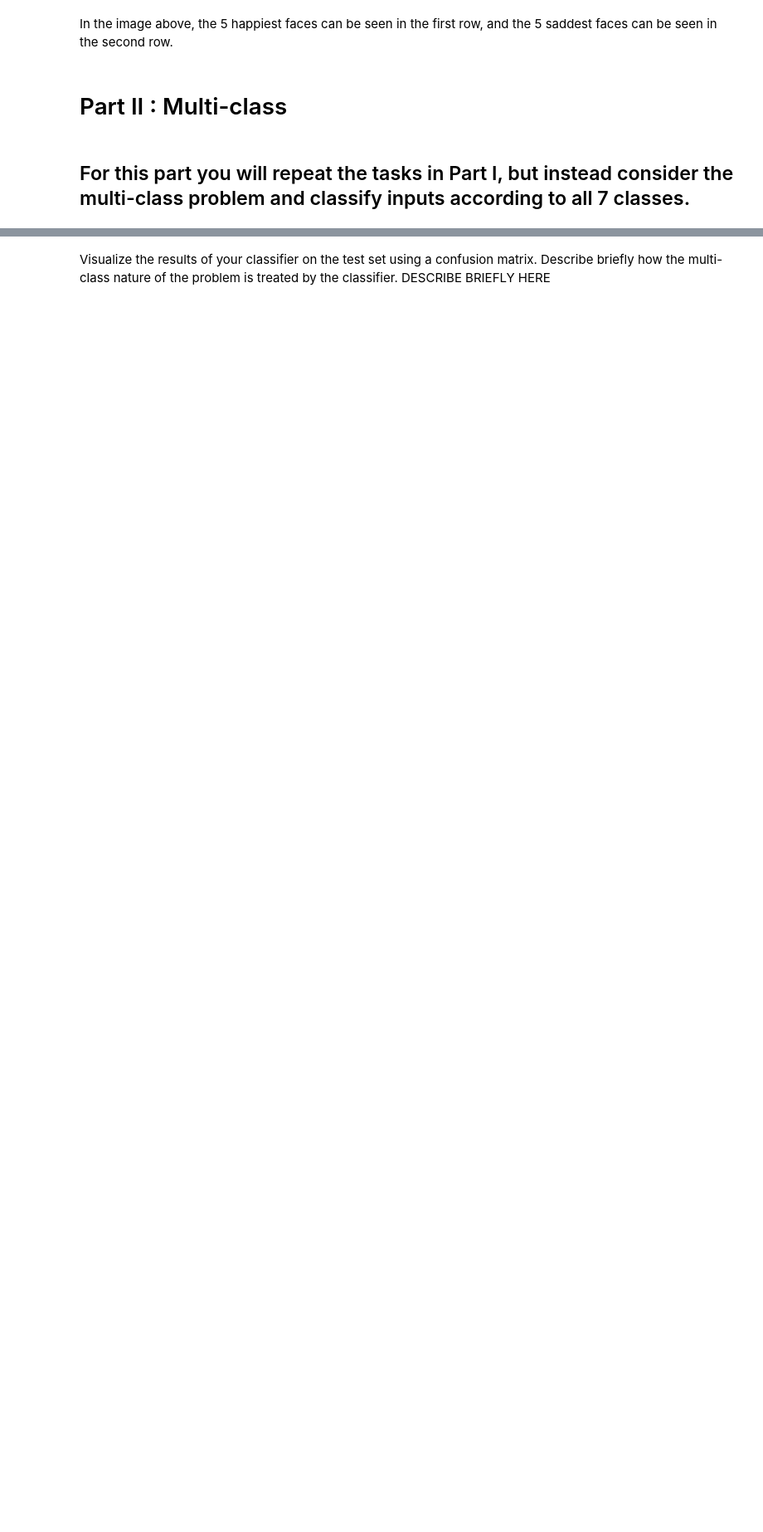
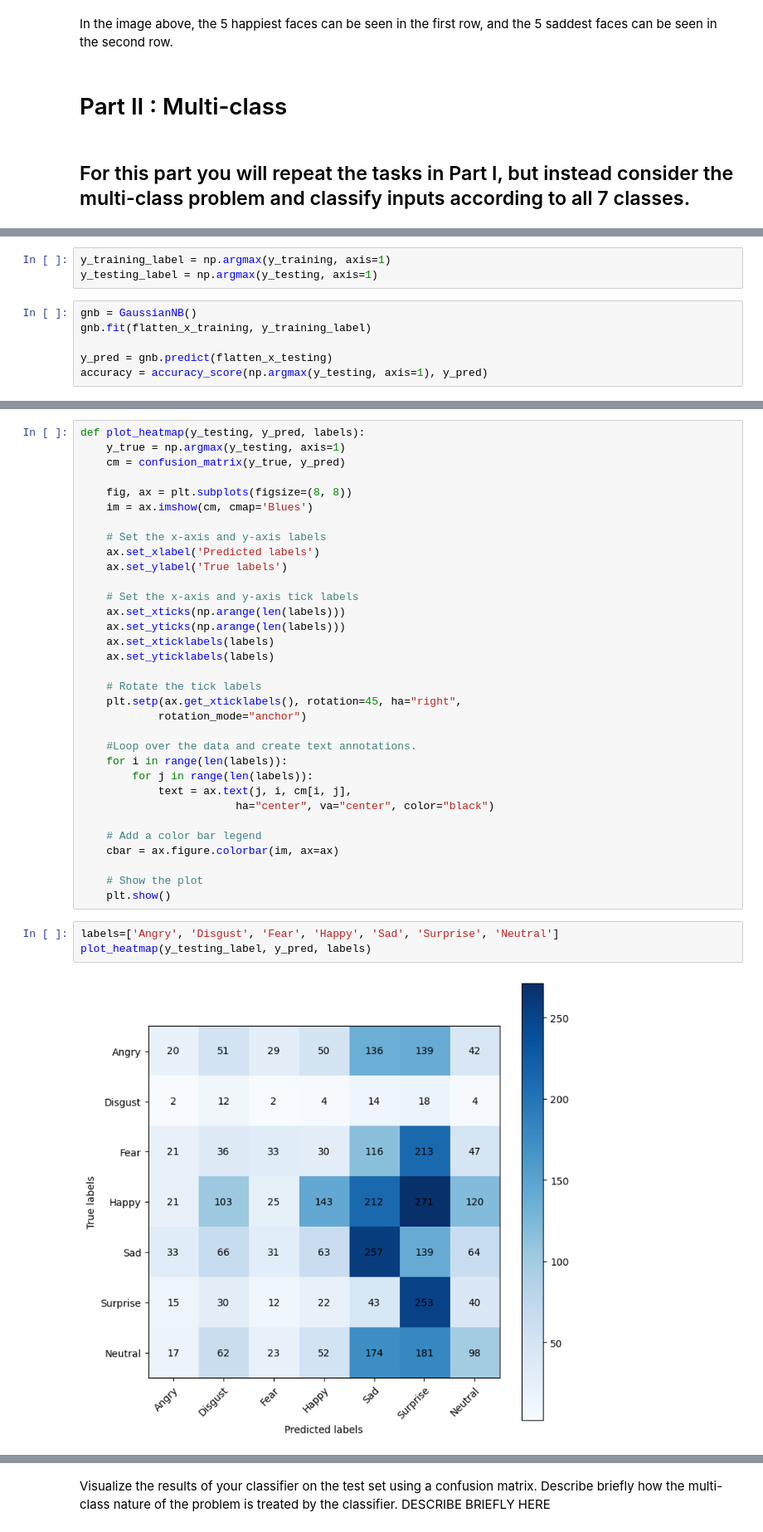
Before and after one commit to vitorhgomes/NN-Assignment1, a Jupyter notebook: AML-3104_Assignment-1_starterfile.ipynb, the cells around one changed output, grey strips where cells are left out. Shown: that part at 83% size. Drawn from its saved outputs; the diff is of its cells as text; blank space fills up the shorter version.

```diff
--- a/AML-3104_Assignment-1_starterfile.ipynb
+++ b/AML-3104_Assignment-1_starterfile.ipynb
@@ -416,0 +461,9 @@ In the image above, the 5 happiest faces can be seen in the first row, and the 5
+# %%
+y_training_label = np.argmax(y_training, axis=1)
+y_testing_label = np.argmax(y_testing, axis=1)
+# %%
+gnb = GaussianNB()
+gnb.fit(flatten_x_training, y_training_label)
+
+y_pred = gnb.predict(flatten_x_testing)
+accuracy = accuracy_score(np.argmax(y_testing, axis=1), y_pred)
@@ -416,0 +478,38 @@ In the image above, the 5 happiest faces can be seen in the first row, and the 5
+# %%
+def plot_heatmap(y_testing, y_pred, labels):
+    y_true = np.argmax(y_testing, axis=1)
+    cm = confusion_matrix(y_true, y_pred)
+
+    fig, ax = plt.subplots(figsize=(8, 8))
+    im = ax.imshow(cm, cmap='Blues')
+
+    # Set the x-axis and y-axis labels
+    ax.set_xlabel('Predicted labels')
+    ax.set_ylabel('True labels')
+
+    # Set the x-axis and y-axis tick labels
+    ax.set_xticks(np.arange(len(labels)))
+    ax.set_yticks(np.arange(len(labels)))
+    ax.set_xticklabels(labels)
+    ax.set_yticklabels(labels)
+
+    # Rotate the tick labels
+    plt.setp(ax.get_xticklabels(), rotation=45, ha="right",
+            rotation_mode="anchor")
+
+    #Loop over the data and create text annotations.
+    for i in range(len(labels)):
+        for j in range(len(labels)):
+            text = ax.text(j, i, cm[i, j],
+                        ha="center", va="center", color="black")
+
+    # Add a color bar legend
+    cbar = ax.figure.colorbar(im, ax=ax)
+
+    # Show the plot
+    plt.show()
+# %%
+labels=['Angry', 'Disgust', 'Fear', 'Happy', 'Sad', 'Surprise', 'Neutral']
+plot_heatmap(y_testing_label, y_pred, labels)
+# %% [output]
+[figure, added]
```
Also changed, not shown: parts of 52 cells of this notebook.
